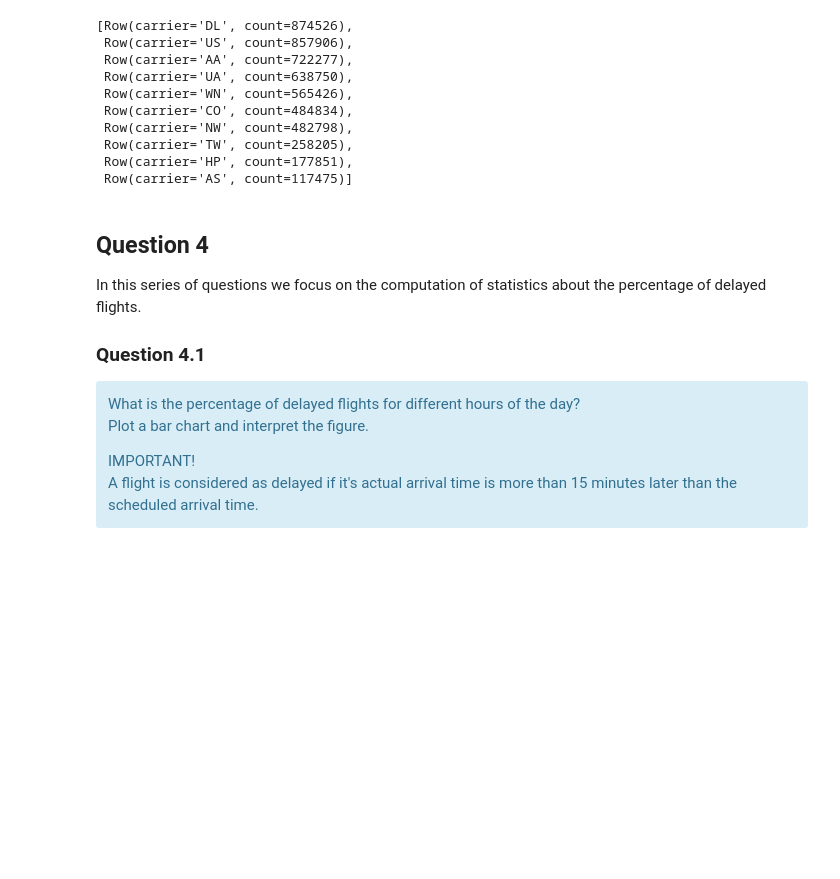
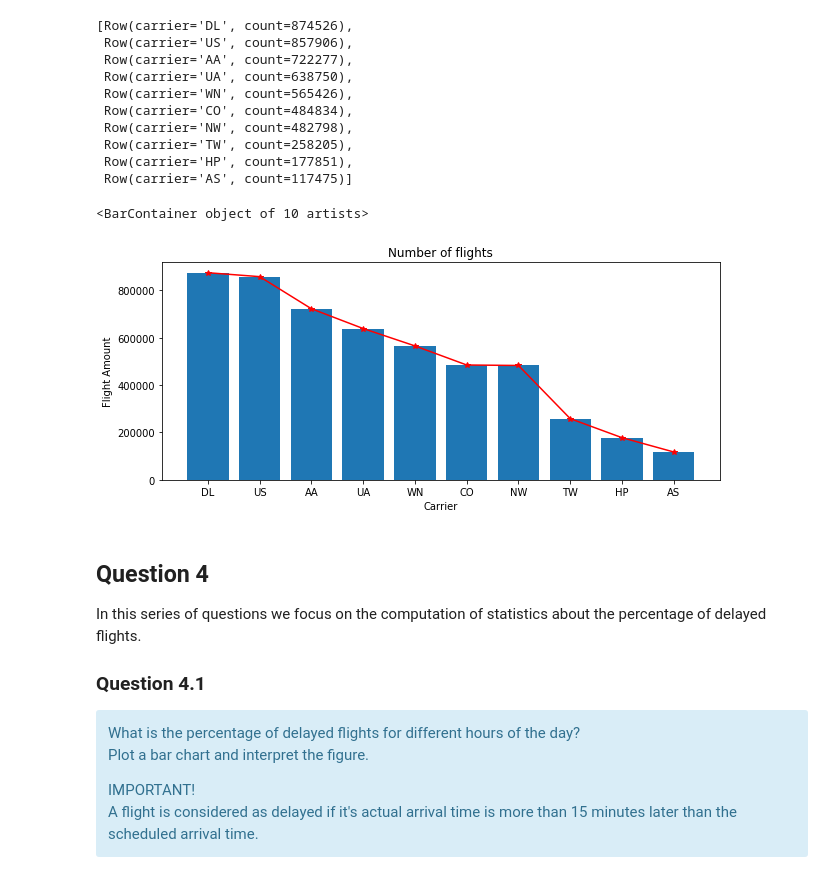
Before and after one commit to koksalb/EURECOM-Clouds, a Jupyter notebook: SparkSQL-master/SPARSQL.ipynb, the cells around one changed output. Saved outputs shown, nothing was run; the diff lists cells and outputs as text; code cells hidden in the pictures; blank space fills up the shorter version.

```diff
--- a/SparkSQL-master/SPARSQL.ipynb
+++ b/SparkSQL-master/SPARSQL.ipynb
@@ -956,6 +1047,22 @@ Top20carriers
  Row(carrier='TW', count=258205),
  Row(carrier='HP', count=177851),
  Row(carrier='AS', count=117475)]
+# %%
+fig, ax = plt.subplots(figsize=(10,4))
+plt.title("Number of flights")
+plt.xlabel("Carrier")
+plt.ylabel("Flight Amount")
+
+countout = []
+carrier = []
+for row in Top20carriers:
+    countout.append(row[1])
+    carrier.append(row[0])
+plt.plot(carrier,countout,'-*',c='r')
+plt.bar(carrier, countout)
+# %% [output]
+<BarContainer object of 10 artists>
+[figure, added]
 # %% [markdown]
 ## Question 4
 In this series of questions we focus on the computation of statistics about the percentage of delayed flights.
```
Also changed, not shown: parts of 24 cells of this notebook.
